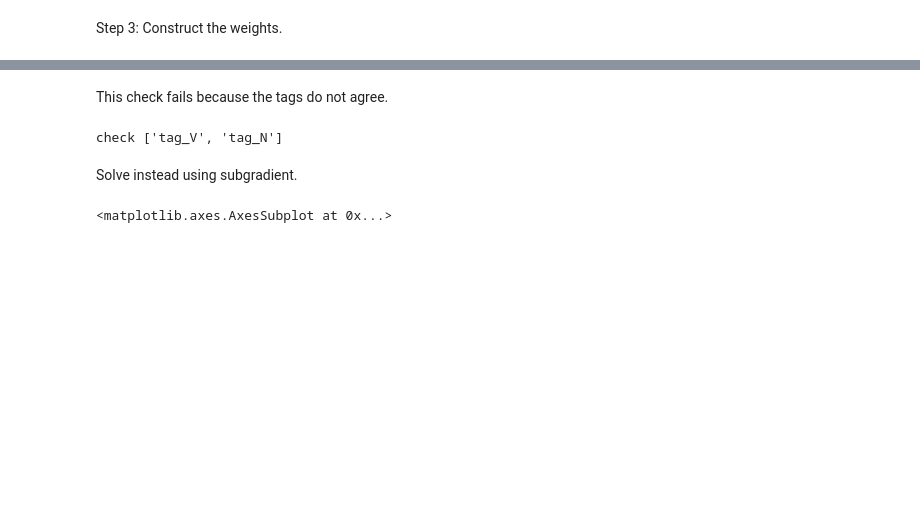
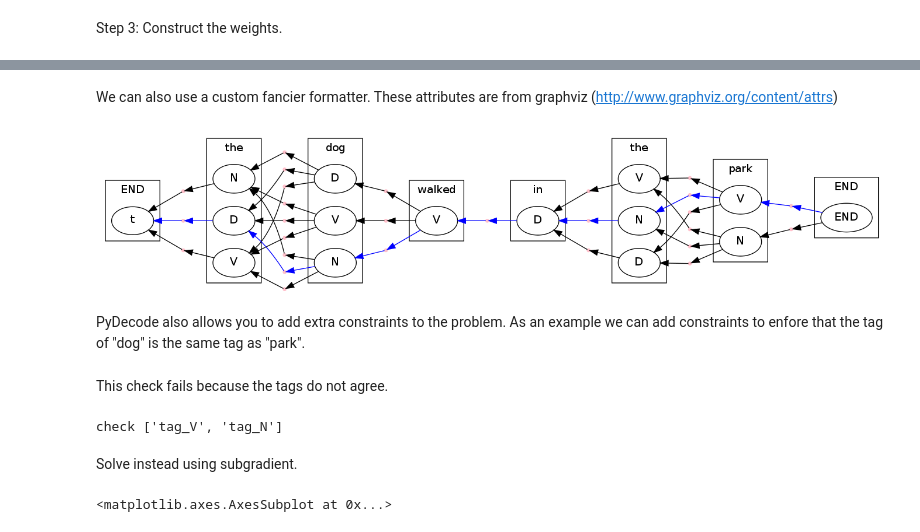
Before and after one commit to srush/PyDecode, a Jupyter notebook: notebooks/hmm.ipynb, the cells around one changed output, grey strips where cells are left out. Drawn from its saved outputs; the diff is of its cells as text; code cells hidden in the pictures; blank space fills up the shorter version.

```diff
--- a/notebooks/hmm.ipynb
+++ b/notebooks/hmm.ipynb
@@ -80,0 +80,21 @@ for cons_tag in ["D", "V", "N"]:
+# %% [markdown]
+We can also use a custom fancier formatter. These attributes are from graphviz (http://www.graphviz.org/content/attrs)
+# %%
+class HMMFormat(display.HypergraphPathFormatter):
+    def hypernode_attrs(self, node):
+        label = self.hypergraph.node_label(node)
+        return {"label": label.tag, "shape": ""}
+    def hyperedge_node_attrs(self, edge):
+        return {"color": "pink", "shape": "point"}
+    def hypernode_subgraph(self, node):
+        label = self.hypergraph.node_label(node)
+        return ["cluster_" + str(label.position)]
+    def subgraph_format(self, subgraph):
+        return {"label": (sentence.split() + ["END"])[int(subgraph.split("_")[1])]}
+
+format = HMMFormat(hypergraph, path)
+display.to_ipython(hypergraph, format)
+# %% [output]
+[figure, added]
+# %% [markdown]
+PyDecode also allows you to add extra constraints to the problem. As an example we can add constraints to enfore that the tag of "dog" is the same tag as "park".
```
Also changed, not shown: parts of 14 cells of this notebook, 28 other files.
